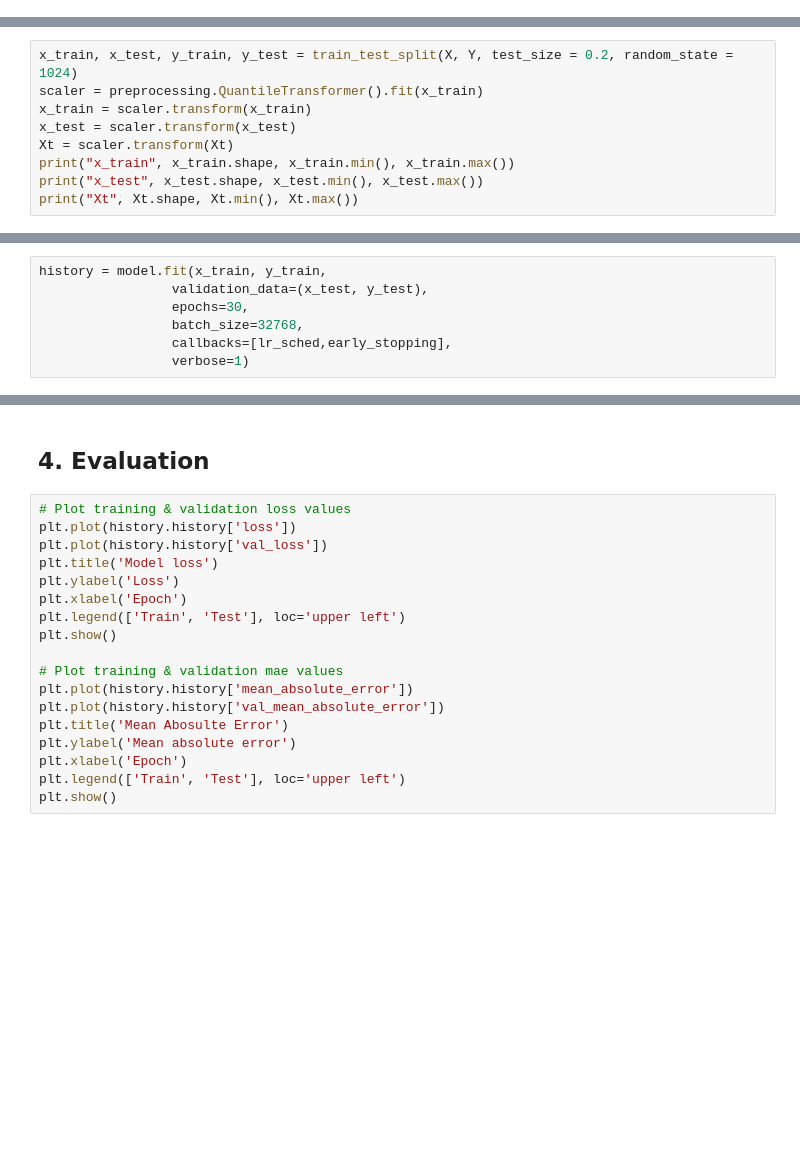
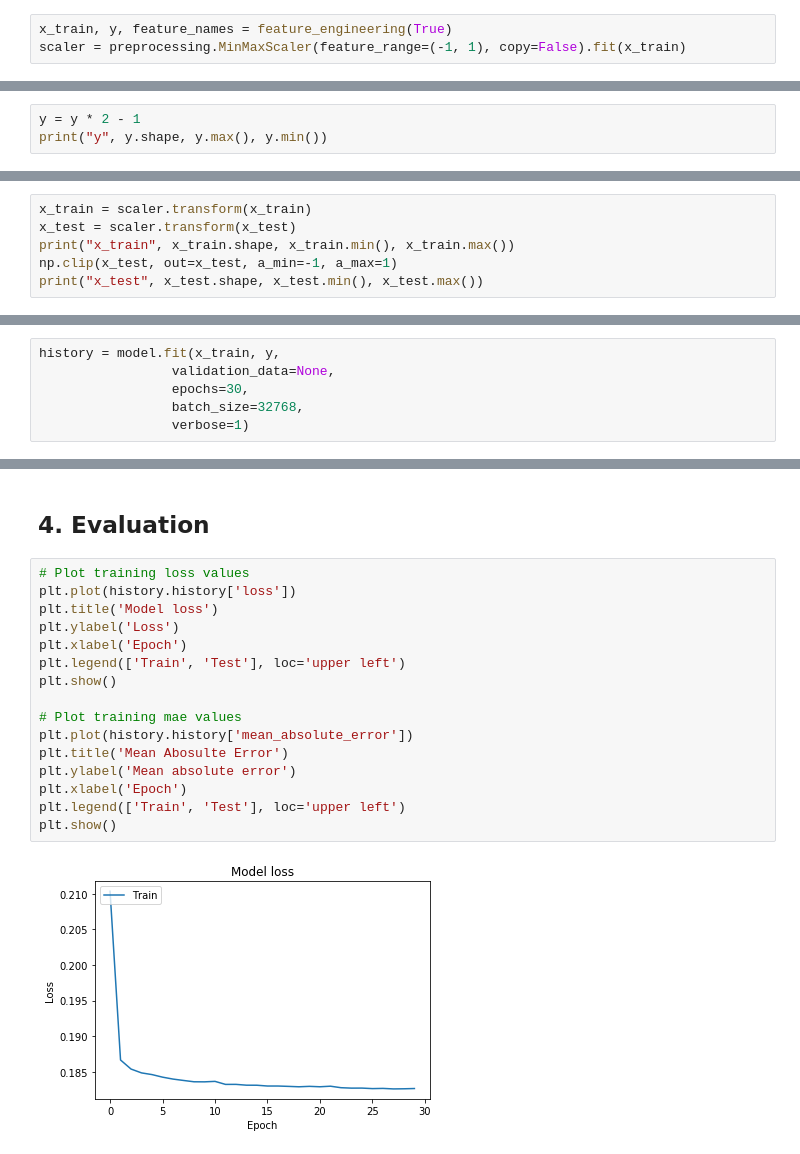
Before and after one commit to zhaoyutim/pubg_MLP, a Jupyter notebook: pubg_team_tim.ipynb, the cells around one changed output, grey strips where cells are left out. Cells and saved outputs as stored; diff of their text form; blank space fills up the shorter version.

```diff
--- a/pubg_team_tim.ipynb
+++ b/pubg_team_tim.ipynb
@@ -103,2 +171,5 @@ Xt = df_test[input_columns]
 # %% [markdown]
 ## 3. Model building
+# %%
+x_train, y, feature_names = feature_engineering(True)
+scaler = preprocessing.MinMaxScaler(feature_range=(-1, 1), copy=False).fit(x_train)
@@ -104,0 +186,3 @@ Xt = df_test[input_columns]
+# %%
+y = y * 2 - 1
+print("y", y.shape, y.max(), y.min())
@@ -105,10 +203,7 @@ Xt = df_test[input_columns]
 # %%
-x_train, x_test, y_train, y_test = train_test_split(X, Y, test_size = 0.2, random_state = 1024)
-scaler = preprocessing.QuantileTransformer().fit(x_train)
 x_train = scaler.transform(x_train)
 x_test = scaler.transform(x_test)
-Xt = scaler.transform(Xt)
 print("x_train", x_train.shape, x_train.min(), x_train.max())
+np.clip(x_test, out=x_test, a_min=-1, a_max=1)
 print("x_test", x_test.shape, x_test.min(), x_test.max())
-print("Xt", Xt.shape, Xt.min(), Xt.max())
 # %% [output]
@@ -146,7 +230,6 @@ early_stopping = EarlyStopping(monitor='val_mean_absolute_error', mode = 'min',
 # %%
-history = model.fit(x_train, y_train,
-                 validation_data=(x_test, y_test),
+history = model.fit(x_train, y,
+                 validation_data=None,
                  epochs=30,
                  batch_size=32768,
-                 callbacks=[lr_sched,early_stopping],
                  verbose=1)
@@ -153,20 +254,20 @@ history = model.fit(x_train, y_train,
 # %% [markdown]
 ## 4. Evaluation
 # %%
-# Plot training & validation loss values
+# Plot training loss values
 plt.plot(history.history['loss'])
-plt.plot(history.history['val_loss'])
 plt.title('Model loss')
 plt.ylabel('Loss')
 plt.xlabel('Epoch')
 plt.legend(['Train', 'Test'], loc='upper left')
 plt.show()
 
-# Plot training & validation mae values
+# Plot training mae values
 plt.plot(history.history['mean_absolute_error'])
-plt.plot(history.history['val_mean_absolute_error'])
 plt.title('Mean Abosulte Error')
 plt.ylabel('Mean absolute error')
 plt.xlabel('Epoch')
 plt.legend(['Train', 'Test'], loc='upper left')
 plt.show()
+# %% [output]
+[figure, added]
```
Also changed, not shown: parts of 15 cells of this notebook.
